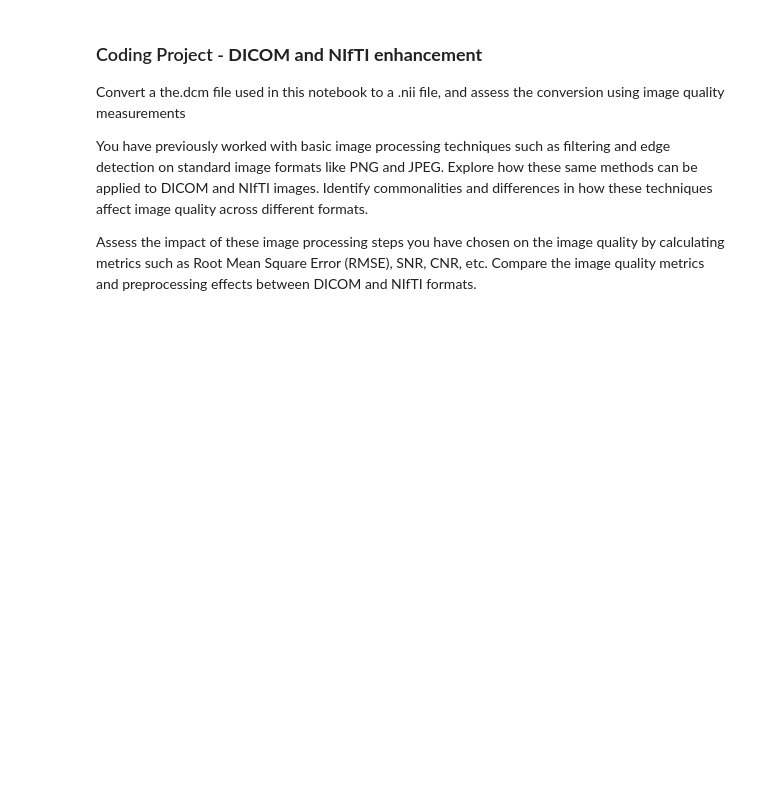
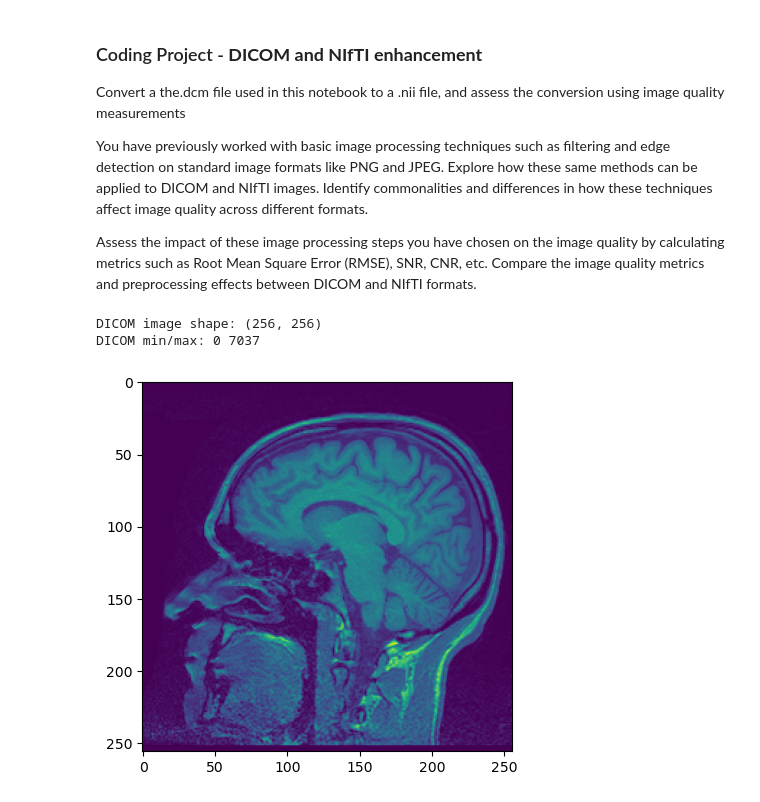
Before and after one commit to lechaudepierre/INFO-H500, a Jupyter notebook: TP4-Understanding/TP4_UnderstandingDICOMandNIFTI(solved)..ipynb, the cells around one changed output. Drawn from its saved outputs; the diff is of its cells as text; code cells hidden in the pictures; blank space fills up the shorter version.

```diff
--- a/TP4-Understanding/TP4_UnderstandingDICOMandNIFTI(solved)..ipynb
+++ b/TP4-Understanding/TP4_UnderstandingDICOMandNIFTI(solved)..ipynb
@@ -776,3 +777,15 @@ Convert a the.dcm file used in this notebook to a .nii file, and assess the conv
 You have previously worked with basic image processing techniques such as filtering and edge detection on standard image formats like PNG and JPEG. Explore how these same methods can be applied to DICOM and NIfTI images. Identify commonalities and differences in how these techniques affect image quality across different formats.
 
 Assess the impact of these image processing steps you have chosen on the image quality by calculating metrics such as Root Mean Square Error (RMSE), SNR, CNR, etc. Compare the image quality metrics and preprocessing effects between DICOM and NIfTI formats.
+# %%
+dicom_data = pydicom.dcmread('DICOM/DICOM/IM-0004-0099.dcm')
+dicom_img  = dicom_data.pixel_array
+
+print("DICOM image shape:", dicom_img.shape)
+print("DICOM min/max:", dicom_img.min(), dicom_img.max())
+plt.imshow(dicom_img)
+plt.show()
+# %% [output]
+DICOM image shape: (256, 256)
+DICOM min/max: 0 7037
+[figure, added]
```
Also changed, not shown: parts of 2 cells of this notebook, 1 other file.
